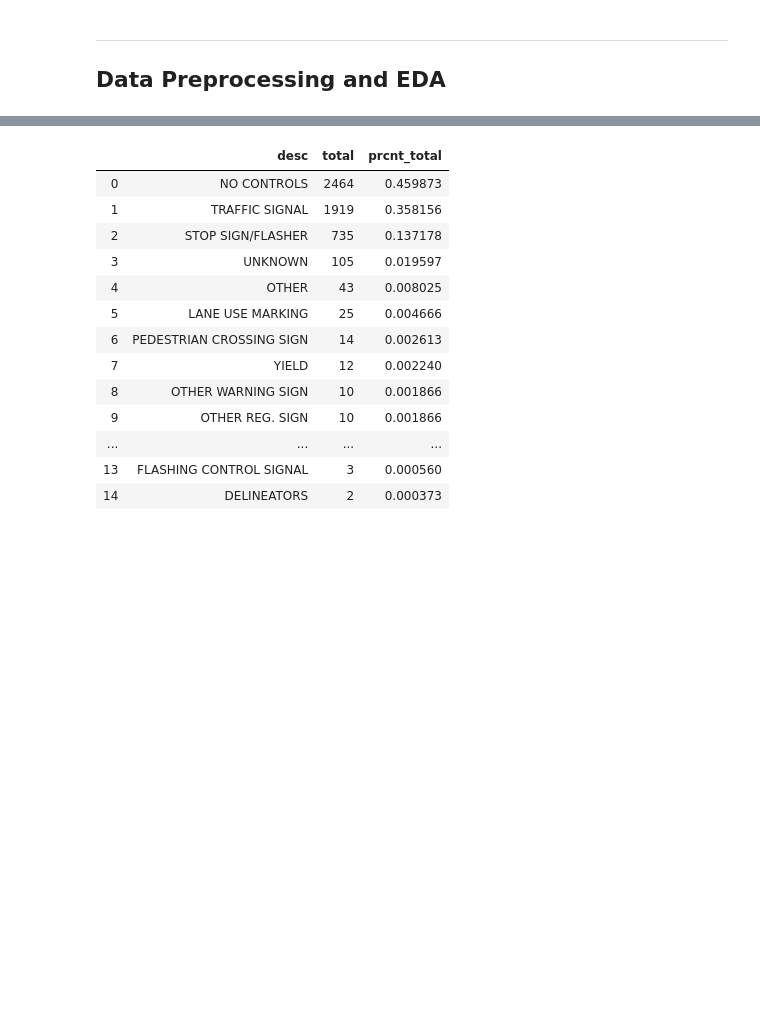
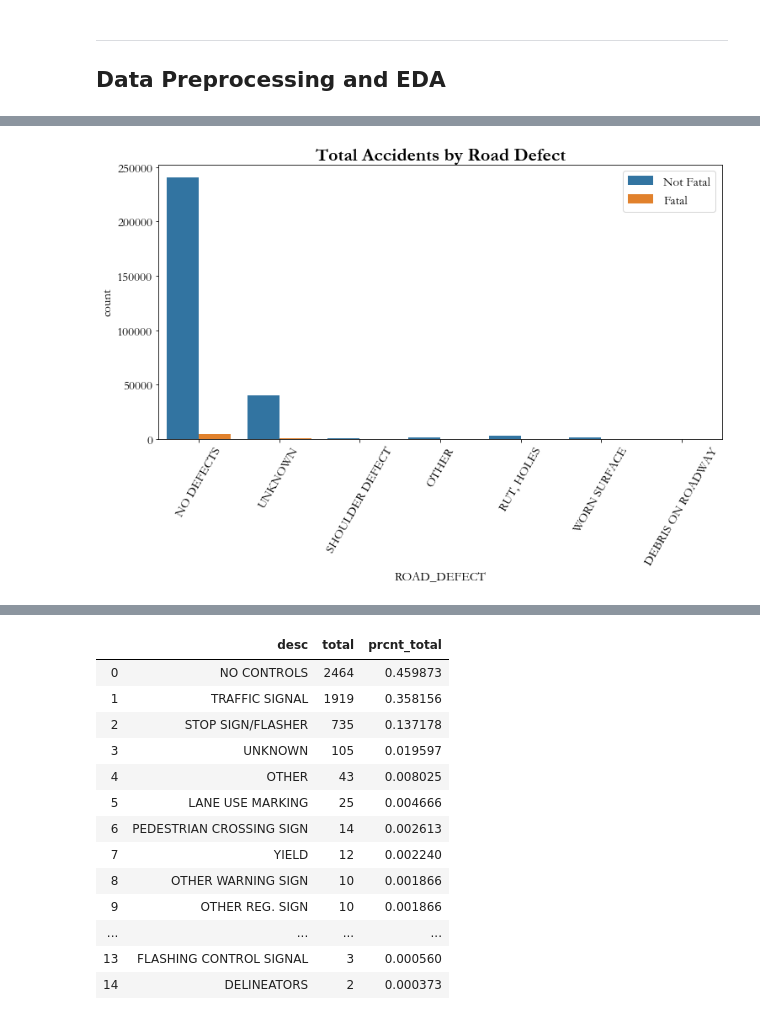
Before and after one commit to Morgan-Sell/chi-traffic-accidents, a Jupyter notebook: chi-traffic-preso-eda.ipynb, the cells around one changed output, grey strips where cells are left out. Drawn from its saved outputs; the diff is of its cells as text; code cells hidden in the pictures; blank space fills up the shorter version.

```diff
--- a/chi-traffic-preso-eda.ipynb
+++ b/chi-traffic-preso-eda.ipynb
@@ -234,6 +205,9 @@ plt.xticks(rotation=60);
 # %%
 plt.figure(figsize=(12,6))
 sns.countplot(x='ROAD_DEFECT', data=accidents, hue='fatal_incap')
-plt.title("Result of Accident by Travel Control Device", fontsize=16, fontweight='bold')
+plt.title("Total Accidents by Road Defect", fontsize=22, fontweight='bold')
+plt.legend(labels=['Not Fatal', 'Fatal'])
 plt.xticks(rotation=60);
+# %% [output]
+[figure, added]
 # %%
```
Also changed, not shown: parts of 24 cells of this notebook.
